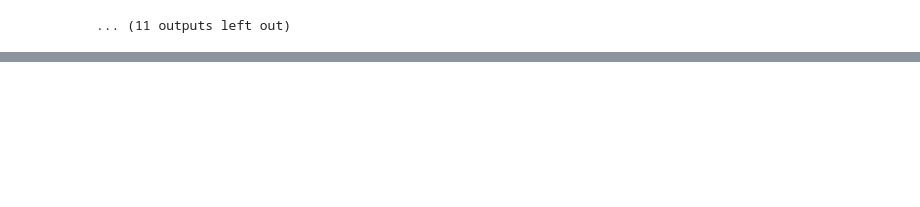
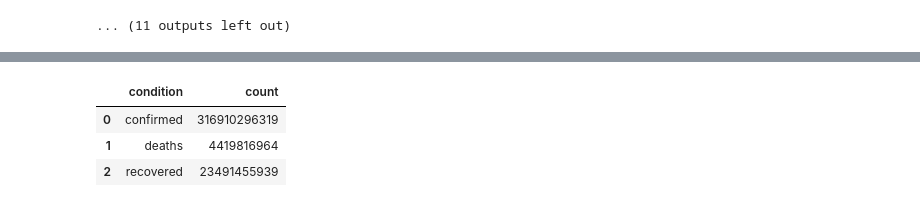
Before and after one commit to doraemon0807/ronacorona-dashboard, a Jupyter notebook: Plotly Plots.ipynb, the cells around one changed output, grey strips where cells are left out. Cells and saved outputs as stored; diff of their text form; code cells hidden in the pictures; blank space fills up the shorter version.

```diff
--- a/Plotly Plots.ipynb
+++ b/Plotly Plots.ipynb
@@ -60,0 +95,29 @@ fig.show()
+# %%
+import plotly.express as px
+from data import make_global_df
+
+df = make_global_df()
+
+df = df[["confirmed", "deaths", "recovered"]].sum()
+
+df = df.reset_index(name="count")
+df = df.rename(columns={"index": "condition"})
+
+df
+
+# fig = px.bar(totals_df, x="condition", y="count", template="plotly_dark", title="Total Global Cases",
+#             hover_data={
+#                 "count": ":,"
+#             },
+#             )
+
+# fig.update_layout(
+#     xaxis=dict(title="Condition"),
+#     yaxis=dict(title="Cases")
+# )
+# fig.show()
+# %% [output]
+|  | condition | count |
+| 0 | confirmed | 316910296319 |
+| 1 | deaths | 4419816964 |
+| 2 | recovered | 23491455939 |
```
Also changed, not shown: parts of 2 cells of this notebook, 4 other files.
